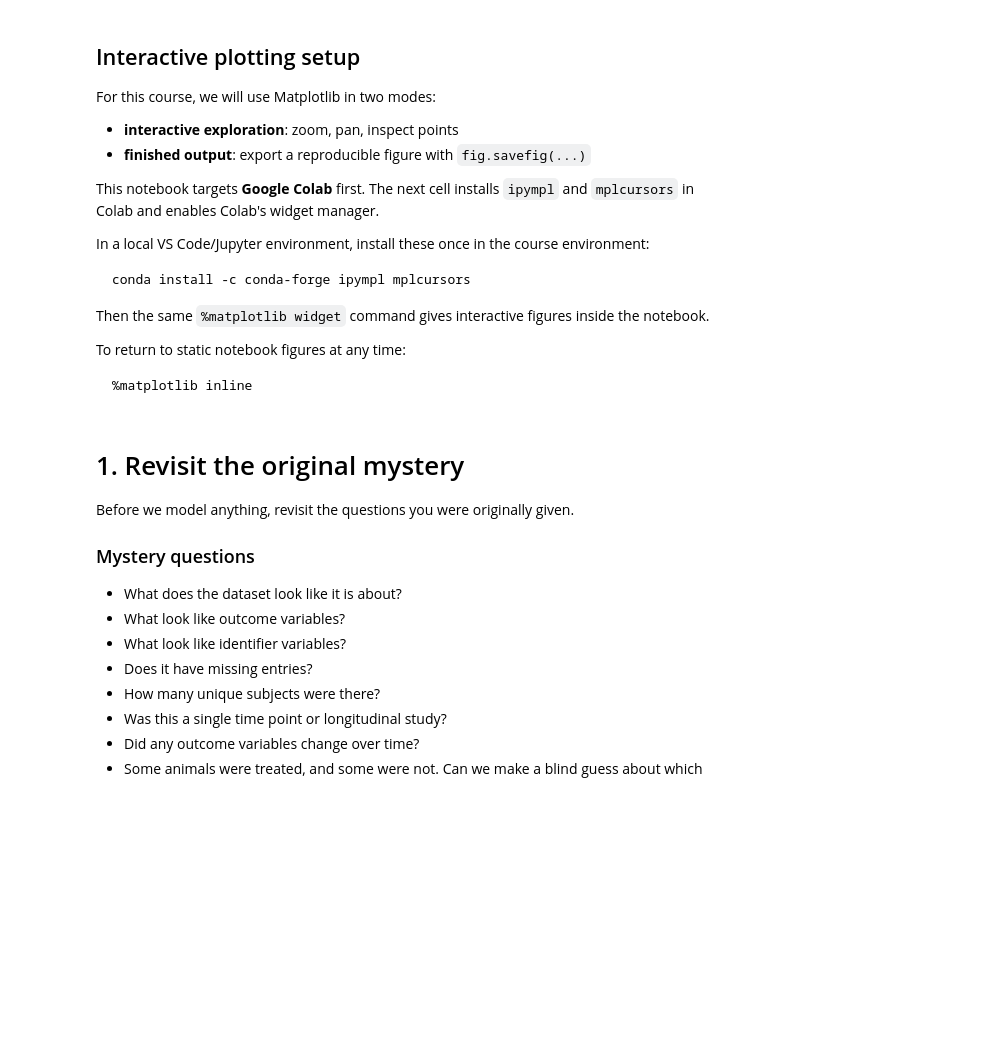
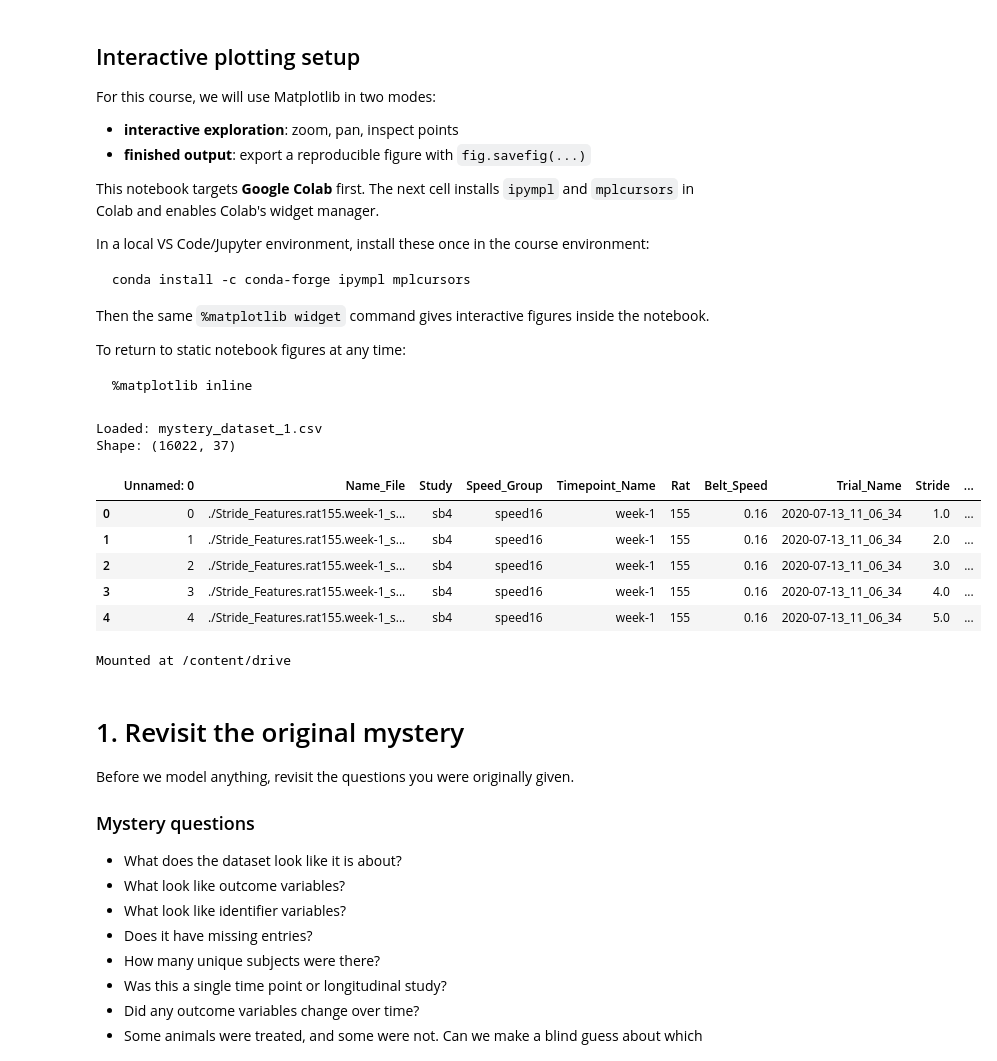
Before and after one commit to spencelab/spence-ml-ai-bme-course, a Jupyter notebook: notebooks/03_Mystery_Dataset_End_to_End_ML.ipynb, the cells around one changed output. Saved outputs shown, nothing was run; the diff lists cells and outputs as text; code cells hidden in the pictures; blank space fills up the shorter version.

```diff
--- a/notebooks/03_Mystery_Dataset_End_to_End_ML.ipynb
+++ b/notebooks/03_Mystery_Dataset_End_to_End_ML.ipynb
@@ -129,24 +131,39 @@ pd.set_option("display.max_columns", 100)
 # %%
 candidate_paths = [
     Path("mystery_dataset_1.csv"),
     Path("data/mystery_dataset_1.csv"),
     Path("../data/mystery_dataset_1.csv"),
+    Path("/content/drive/MyDrive/mystery_dataset_1.csv")
 ]
 
 DATA_PATH = next((p for p in candidate_paths if p.exists()), None)
 
 if DATA_PATH is None:
     raise FileNotFoundError(
         "Could not find mystery_dataset_1.csv. "
         "Put it beside this notebook, in data/, or upload it to the Colab runtime."
     )
 
 df = pd.read_csv(DATA_PATH)
 
 print("Loaded:", DATA_PATH)
 print("Shape:", df.shape)
 
 df.head()
+# %% [output]
+Loaded: mystery_dataset_1.csv
+Shape: (16022, 37)
+|  | Unnamed: 0 | Name_File | Study | Speed_Group | Timepoint_Name | Rat | Belt_Speed | Trial_Name | Stride | ... |
+| 0 | 0 | ./Stride_Features.rat155.week-1_s... | sb4 | speed16 | week-1 | 155 | 0.16 | 2020-07-13_11_06_34 | 1.0 | ... |
+| 1 | 1 | ./Stride_Features.rat155.week-1_s... | sb4 | speed16 | week-1 | 155 | 0.16 | 2020-07-13_11_06_34 | 2.0 | ... |
+| 2 | 2 | ./Stride_Features.rat155.week-1_s... | sb4 | speed16 | week-1 | 155 | 0.16 | 2020-07-13_11_06_34 | 3.0 | ... |
+| 3 | 3 | ./Stride_Features.rat155.week-1_s... | sb4 | speed16 | week-1 | 155 | 0.16 | 2020-07-13_11_06_34 | 4.0 | ... |
+| 4 | 4 | ./Stride_Features.rat155.week-1_s... | sb4 | speed16 | week-1 | 155 | 0.16 | 2020-07-13_11_06_34 | 5.0 | ... |
+# %%
+from google.colab import drive
+drive.mount('/content/drive')
+# %% [output]
+Mounted at /content/drive
 # %% [markdown]
 # 1. Revisit the original mystery
 
```
Also changed, not shown: parts of 26 cells of this notebook.
